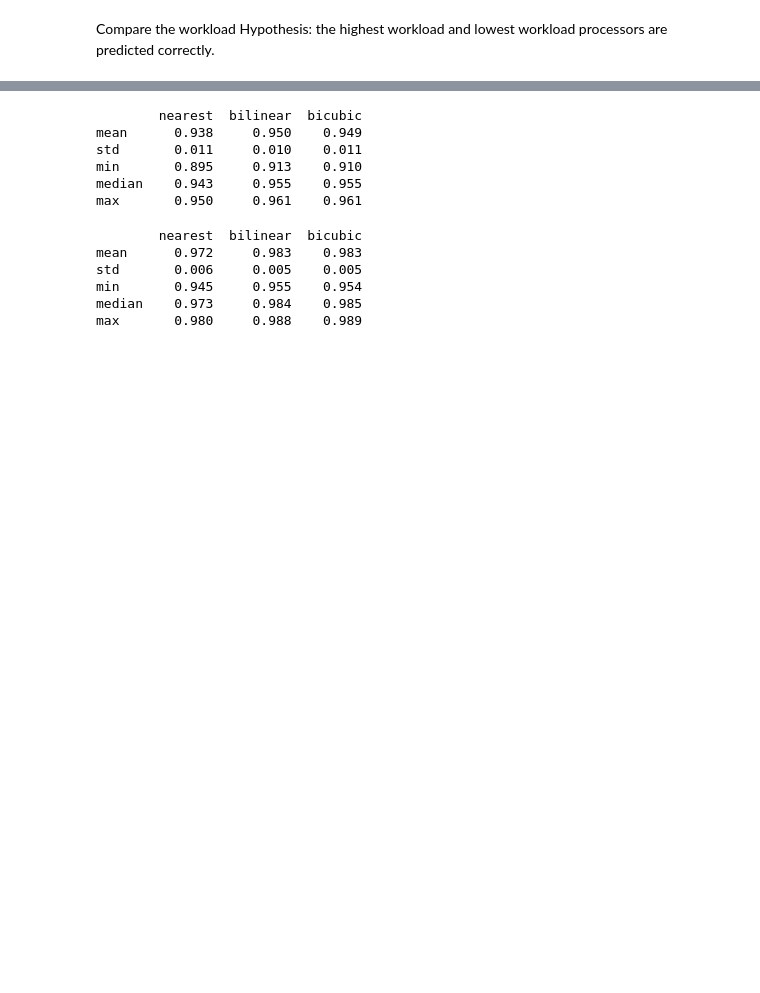
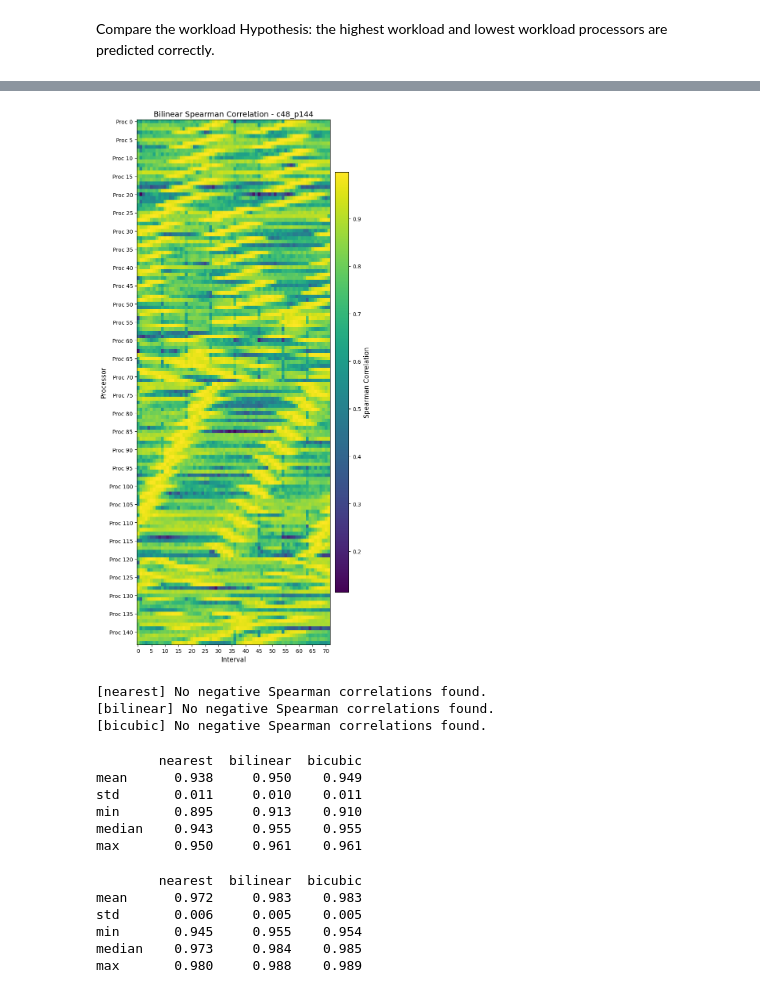
Before and after one commit to Jordan-Sun/simulated-chem, a Jupyter notebook: compare.ipynb, the cells around one changed output, grey strips where cells are left out. Drawn from its saved outputs; the diff is of its cells as text; code cells hidden in the pictures; blank space fills up the shorter version.

```diff
--- a/compare.ipynb
+++ b/compare.ipynb
@@ -548,3 +570,63 @@ max     0.987500  0.995791  0.996398
+# %%
+# Plot the Spearman correlation as a heatmap with intervals as the x-axis and processors as the y-axis
+def plot_spearman_correlation_heatmap(
+    spearman_df: pd.DataFrame, title: str, case: str
+) -> None:
+    """
+    Plot the Spearman correlation as a heatmap.
+    """
+    # Calculate square aspect figure size
+    height = spearman_df.shape[1]  # processors (Y)
+    width = spearman_df.shape[0]  # intervals (X)
+    cell_size = 0.1  # increase for bigger cells
+
+    fig_width = width * cell_size
+    fig_height = height * cell_size
+
+    fig, ax = plt.subplots(figsize=(fig_width, fig_height))
+
+    cax = ax.imshow(
+        spearman_df.T, aspect="auto", cmap="viridis", interpolation="nearest"
+    )
+    cbar = fig.colorbar(cax, ax=ax, shrink=0.8, pad=0.02, aspect=30)
+    cbar.set_label("Spearman Correlation", fontsize=12)
+
+    # Labels and title
+    ax.set_title(f"{title} - {case}", fontsize=14)
+    ax.set_xlabel("Interval", fontsize=12)
+    ax.set_ylabel("Processor", fontsize=12)
+
+    # Ticks every 6 intervals or processors
+    ax.set_xticks(np.arange(0, spearman_df.shape[0], 5))
+    ax.set_yticks(np.arange(0, spearman_df.shape[1], 5))
+    ax.set_yticklabels([f"Proc {i}" for i in range(0, spearman_df.shape[1], 5)])
+
+    plt.tight_layout()
+    plt.show()
+
+
+plot_spearman_correlation_heatmap(bilinear_spearman, "Bilinear Spearman Correlation", case)
+# %% [output]
+[figure, added]
+# %%
+# Print the processor intervals where the Spearman correlation is less than 0
+def print_negative_spearman(spearman_df: pd.DataFrame, label: str):
+    neg_indices = np.argwhere(spearman_df.values < 0)
+    if len(neg_indices) == 0:
+        print(f"[{label}] No negative Spearman correlations found.")
+    else:
+        print(f"[{label}] Negative Spearman correlations at (interval, processor):")
+        for interval, proc in neg_indices:
+            corr = spearman_df.iat[interval, proc]
+            print(f"  Interval {interval}, Processor {proc}: {corr:.4f}")
+
+print_negative_spearman(nearest_spearman, "nearest")
+print_negative_spearman(bilinear_spearman, "bilinear")
+print_negative_spearman(bicubic_spearman, "bicubic")
+# %% [output]
+[nearest] No negative Spearman correlations found.
+[bilinear] No negative Spearman correlations found.
+[bicubic] No negative Spearman correlations found.
 # %%
 # Compute the spearman correlation for each interval
 def compute_spearman_correlation(
```
Also changed, not shown: parts of 20 cells of this notebook, 2 other files.
